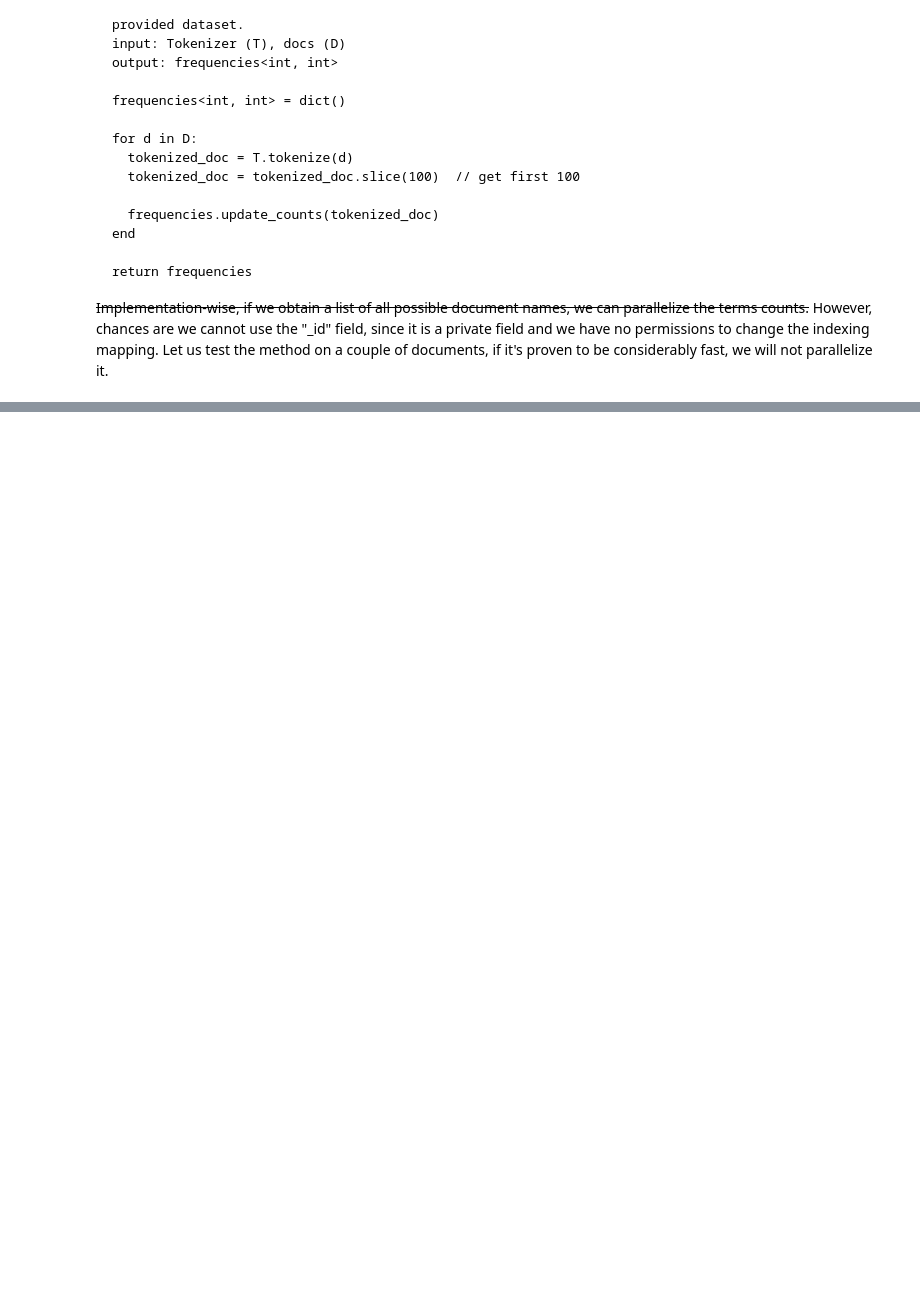
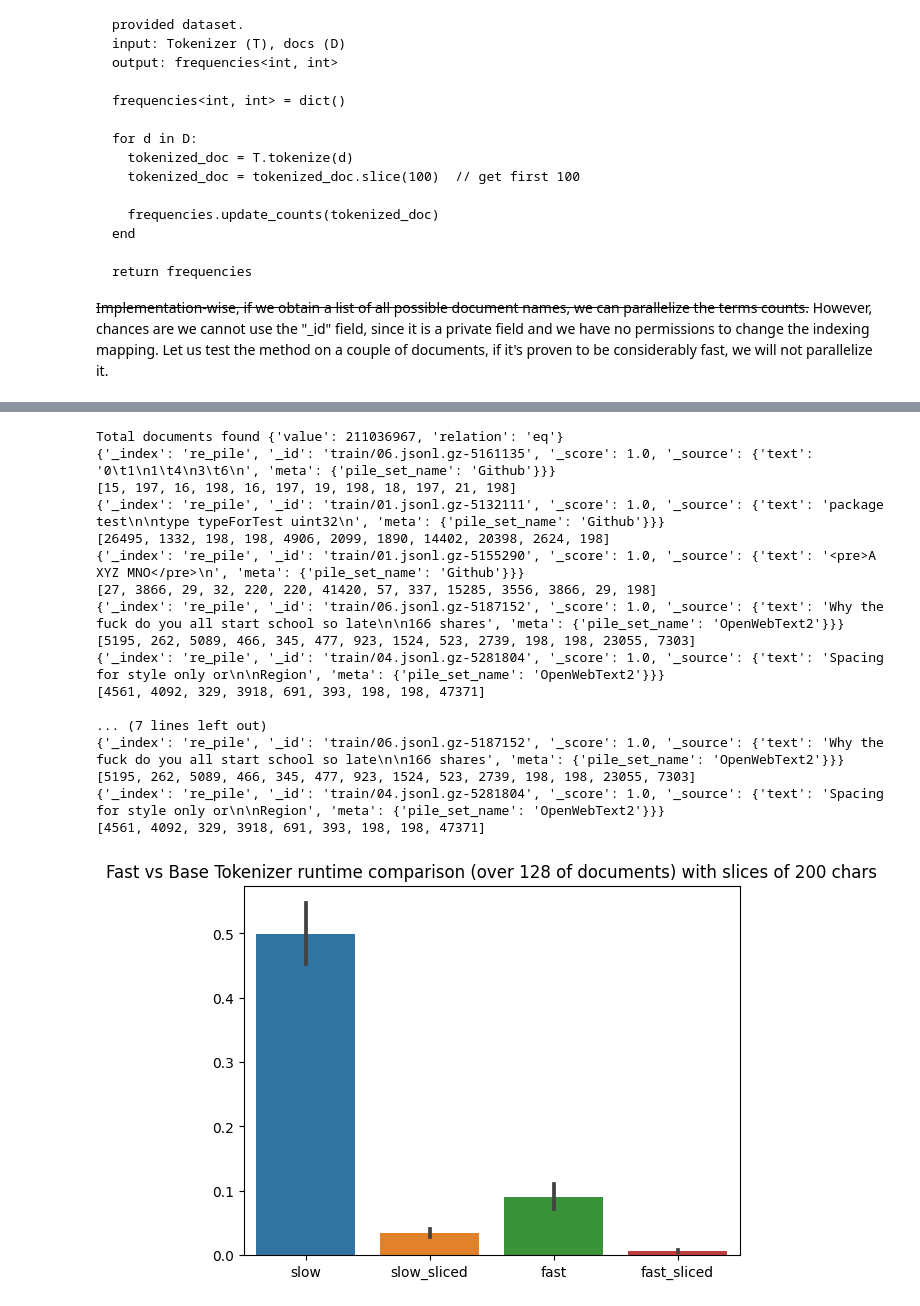
Before and after one commit to PastelBelem8/constrained-decoding, a Jupyter notebook: scripts/ElasticSearch-PILE-Experiments.ipynb, the cells around one changed output, grey strips where cells are left out. Saved outputs shown, nothing was run; the diff lists cells and outputs as text; code cells hidden in the pictures; blank space fills up the shorter version.

```diff
--- a/scripts/ElasticSearch-PILE-Experiments.ipynb
+++ b/scripts/ElasticSearch-PILE-Experiments.ipynb
@@ -109,0 +112,74 @@ Total documents found {'value': 211036967, 'relation': 'eq'}
+# %%
+import time as t
+import es_utils
+
+def filter_tokens(tokens, tokens_mask):
+    """Filter tokens based on the mask"""
+    return [token for token, mask in zip(tokens, tokens_mask) if mask]
+
+
+def test_sliced_scroll(tokenize: callable, query: dict, total_iters=20):
+    duration = []
+    num_tokens = []
+    data = iter(es_utils.scroll(es, query, size=128, scroll="10m", index="re_pile"))
+
+    for i in range(total_iters):
+        try:
+            docs = next(data)
+        except:
+            pass
+
+        start = t.time()
+        results = tokenize([es_utils.get_text(d)[:200] for d in docs])
+        duration.append(t.time() - start)
+
+        j = 0
+        for (inp, mask) in zip(results["input_ids"], results["attention_mask"]):
+            tokens = filter_tokens(inp, mask)
+            num_tokens.append(len(tokens))
+
+            if num_tokens[-1] < 15:
+                print(docs[j])
+                print(tokens)
+
+            j += 1
+
+    return duration, num_tokens
+
+
+query = {"match_all": {}}
+duration_sliced_slow, num_tokens_slow = test_sliced_scroll(tokenize_slow, query)
+print()
+duration_sliced_fast, num_tokens_fast = test_sliced_scroll(tokenize_fast, query)
+
+import seaborn as sns
+import matplotlib.pyplot as plt
+x = (
+    ["slow"] * len(duration_slow)
+    + ["slow_sliced"] * len(duration_sliced_slow)
+    + ["fast"] * len(duration_fast)
+    + ["fast_sliced"] * len(duration_sliced_fast)
+)
+y = duration_slow + duration_sliced_slow + duration_fast + duration_sliced_fast
+sns.barplot(x=x, y=y)
+plt.title("Fast vs Base Tokenizer runtime comparison (over 128 of documents) with slices of 200 chars")
+plt.show()
+# %% [output]
+Total documents found {'value': 211036967, 'relation': 'eq'}
+{'_index': 're_pile', '_id': 'train/06.jsonl.gz-5161135', '_score': 1.0, '_source': {'text': '0\t1\n1\t4\n3\t6\n', 'meta': {'pile_set_name': 'Github'}}}
+[15, 197, 16, 198, 16, 197, 19, 198, 18, 197, 21, 198]
+{'_index': 're_pile', '_id': 'train/01.jsonl.gz-5132111', '_score': 1.0, '_source': {'text': 'package test\n\ntype typeForTest uint32\n', 'meta': {'pile_set_name': 'Github'}}}
+[26495, 1332, 198, 198, 4906, 2099, 1890, 14402, 20398, 2624, 198]
+{'_index': 're_pile', '_id': 'train/01.jsonl.gz-5155290', '_score': 1.0, '_source': {'text': '<pre>A   XYZ MNO</pre>\n', 'meta': {'pile_set_name': 'Github'}}}
+[27, 3866, 29, 32, 220, 220, 41420, 57, 337, 15285, 3556, 3866, 29, 198]
+{'_index': 're_pile', '_id': 'train/06.jsonl.gz-5187152', '_score': 1.0, '_source': {'text': 'Why the fuck do you all start school so late\n\n166 shares', 'meta': {'pile_set_name': 'OpenWebText2'}}}
+[5195, 262, 5089, 466, 345, 477, 923, 1524, 523, 2739, 198, 198, 23055, 7303]
+{'_index': 're_pile', '_id': 'train/04.jsonl.gz-5281804', '_score': 1.0, '_source': {'text': 'Spacing for style only or\n\nRegion', 'meta': {'pile_set_name': 'OpenWebText2'}}}
+[4561, 4092, 329, 3918, 691, 393, 198, 198, 47371]
+
+... (7 lines left out)
+{'_index': 're_pile', '_id': 'train/06.jsonl.gz-5187152', '_score': 1.0, '_source': {'text': 'Why the fuck do you all start school so late\n\n166 shares', 'meta': {'pile_set_name': 'OpenWebText2'}}}
+[5195, 262, 5089, 466, 345, 477, 923, 1524, 523, 2739, 198, 198, 23055, 7303]
+{'_index': 're_pile', '_id': 'train/04.jsonl.gz-5281804', '_score': 1.0, '_source': {'text': 'Spacing for style only or\n\nRegion', 'meta': {'pile_set_name': 'OpenWebText2'}}}
+[4561, 4092, 329, 3918, 691, 393, 198, 198, 47371]
+[figure, added]
```
Also changed, not shown: parts of 6 cells of this notebook, 2 other files.
